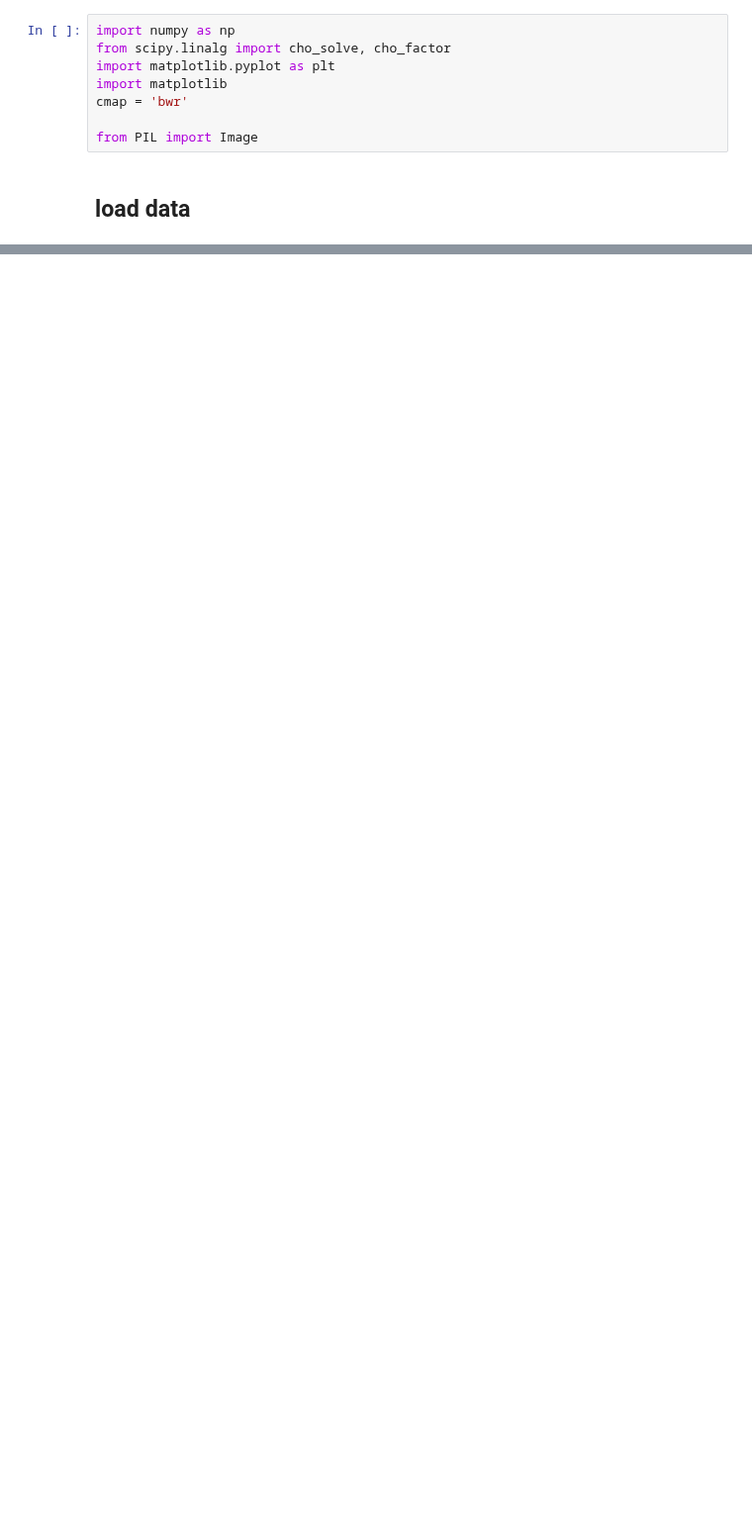
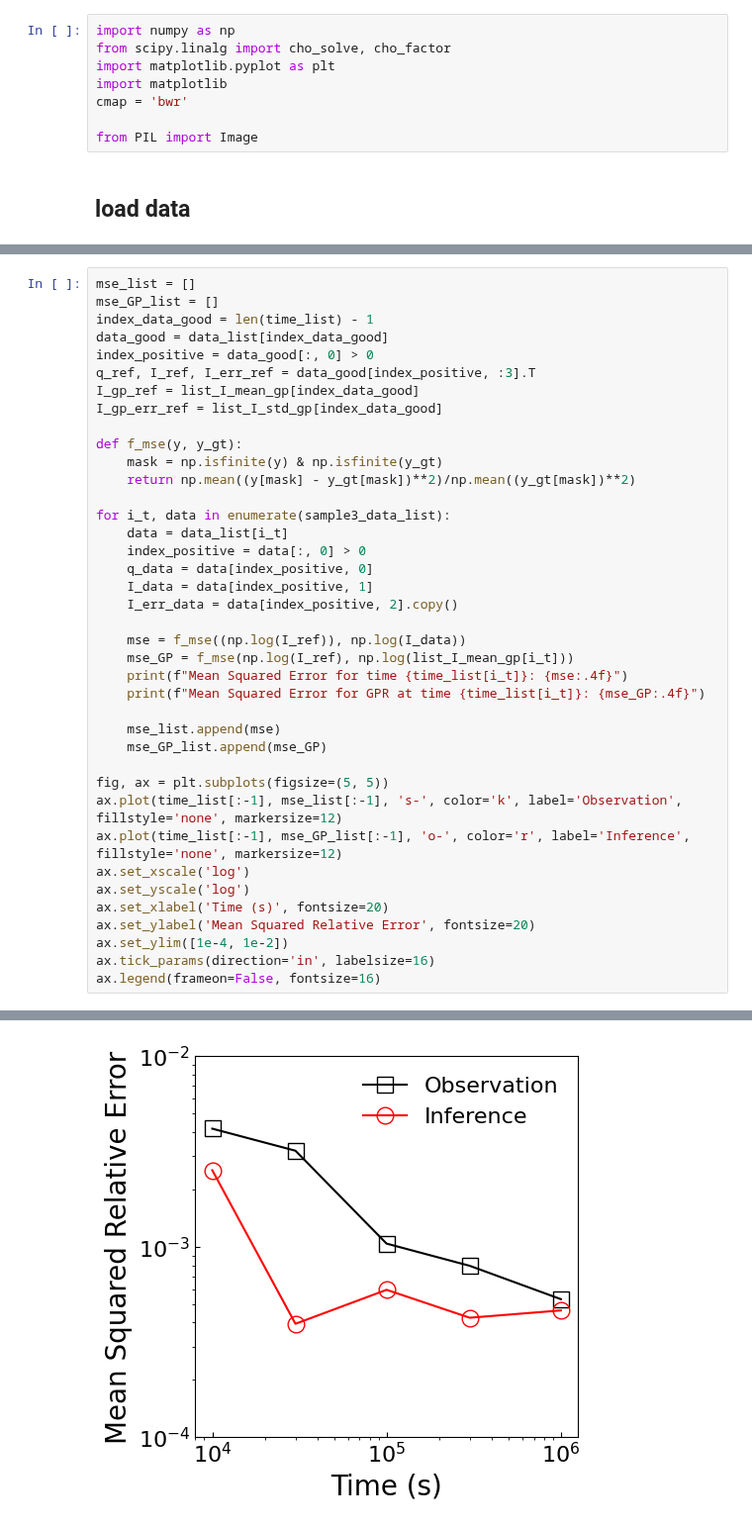
Before and after one commit to ch-tung/MLSR, a Jupyter notebook: test_USANS.ipynb, the cells around one changed output, grey strips where cells are left out. Shown at 99% size. Drawn from its saved outputs; the diff is of its cells as text; blank space fills up the shorter version.

```diff
--- a/test_USANS.ipynb
+++ b/test_USANS.ipynb
@@ -107,0 +472,40 @@ ax.legend()
+# %%
+mse_list = []
+mse_GP_list = []
+index_data_good = len(time_list) - 1
+data_good = data_list[index_data_good]
+index_positive = data_good[:, 0] > 0
+q_ref, I_ref, I_err_ref = data_good[index_positive, :3].T
+I_gp_ref = list_I_mean_gp[index_data_good]
+I_gp_err_ref = list_I_std_gp[index_data_good]
+
+def f_mse(y, y_gt):
+    mask = np.isfinite(y) & np.isfinite(y_gt)
+    return np.mean((y[mask] - y_gt[mask])**2)/np.mean((y_gt[mask])**2)
+
+for i_t, data in enumerate(sample3_data_list):
+    data = data_list[i_t]
+    index_positive = data[:, 0] > 0
+    q_data = data[index_positive, 0]
+    I_data = data[index_positive, 1]
+    I_err_data = data[index_positive, 2].copy()
+
+    mse = f_mse((np.log(I_ref)), np.log(I_data))
+    mse_GP = f_mse(np.log(I_ref), np.log(list_I_mean_gp[i_t]))
+    print(f"Mean Squared Error for time {time_list[i_t]}: {mse:.4f}")
+    print(f"Mean Squared Error for GPR at time {time_list[i_t]}: {mse_GP:.4f}")
+
+    mse_list.append(mse)
+    mse_GP_list.append(mse_GP)
+
+fig, ax = plt.subplots(figsize=(5, 5))
+ax.plot(time_list[:-1], mse_list[:-1], 's-', color='k', label='Observation', fillstyle='none', markersize=12)
+ax.plot(time_list[:-1], mse_GP_list[:-1], 'o-', color='r', label='Inference', fillstyle='none', markersize=12)
+ax.set_xscale('log')
+ax.set_yscale('log')
+ax.set_xlabel('Time (s)', fontsize=20)
+ax.set_ylabel('Mean Squared Relative Error', fontsize=20)
+ax.set_ylim([1e-4, 1e-2])
+ax.tick_params(direction='in', labelsize=16)
+ax.legend(frameon=False, fontsize=16)
+# %% [output]
@@ -107,0 +525 @@ ax.legend()
+[figure, added]
```
Also changed, not shown: parts of 9 cells of this notebook.
